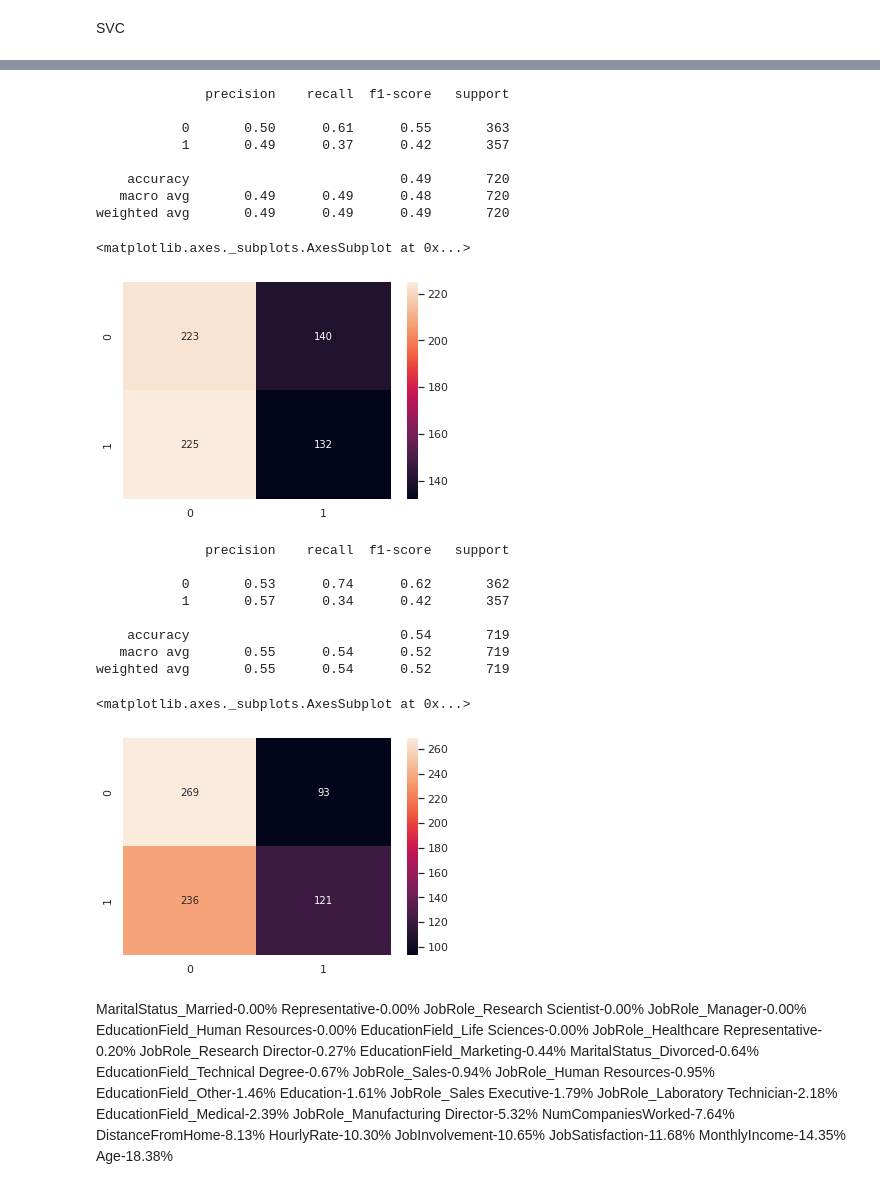
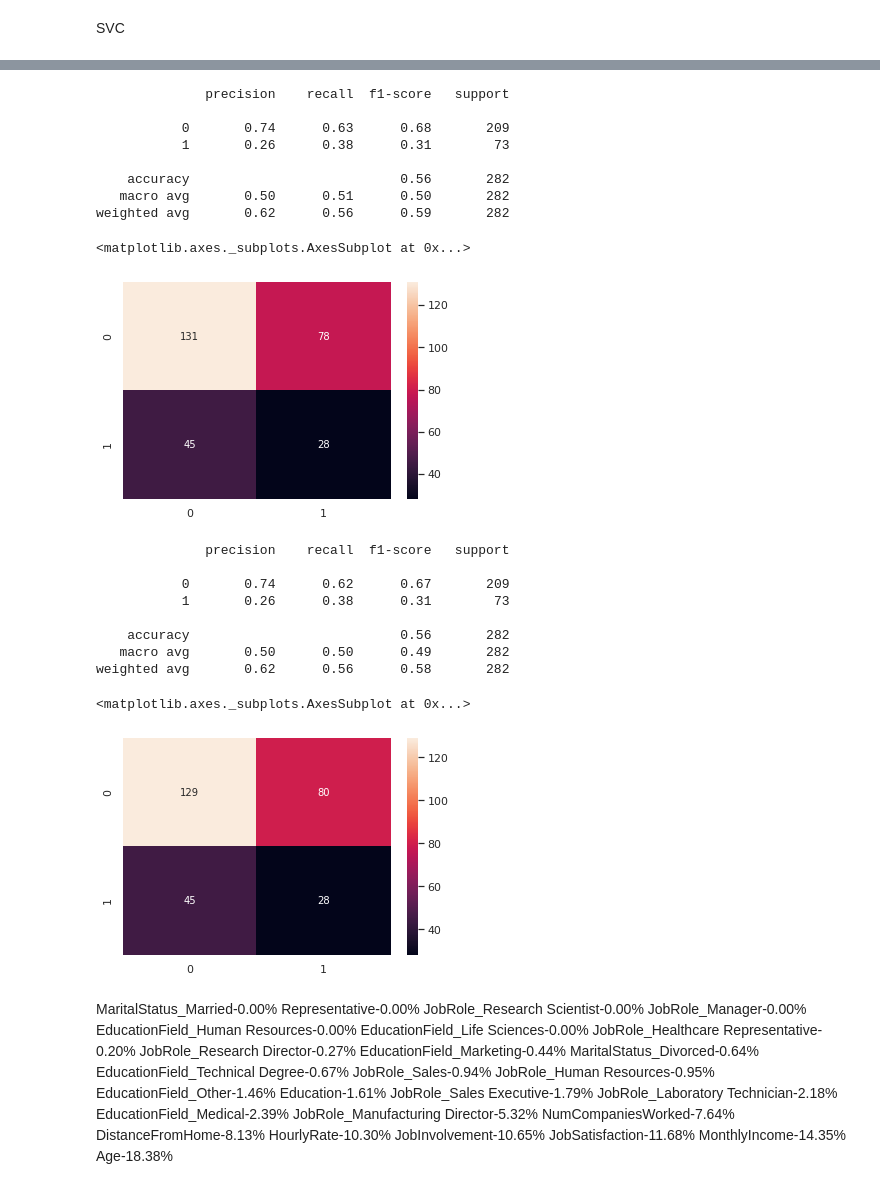
Before and after one commit to jodekpotasu/attrition, a Jupyter notebook: projekt_prak2_bez_skalowania_ale_z_zapisem_pliku.ipynb, the cells around one changed output, grey strips where cells are left out. Drawn from its saved outputs; the diff is of its cells as text; code cells hidden in the pictures.

```diff
--- a/projekt_prak2_bez_skalowania_ale_z_zapisem_pliku.ipynb
+++ b/projekt_prak2_bez_skalowania_ale_z_zapisem_pliku.ipynb
@@ -969,4 +1506,4 @@ knn = KNeighborsClassifier(algorithm= 'auto', metric= 'chebyshev', n_neighbors=
 # %%
-knn.fit(X_train_kfold, y_train_kfold)
-y_pred_kfold = knn.predict(X_test_kfold)
+knn.fit(x_train_res, y_train_res)
+y_pred_kfold = knn.predict(x_valid)
 # %%
@@ -996,15 +1541,14 @@ sns.heatmap(cm, annot=True, fmt='d')
 # %% [markdown]
 SVC
 # %%
-# from sklearn.model_selection import GridSearchCV
-# from sklearn.metrics import recall_score
+from sklearn.model_selection import GridSearchCV
+from sklearn.metrics import recall_score
 
-# params_grid = {
-#     'C': [0.01, 0.1, 1, 10, 100,],
-#     'kernel': ["linear", "rbf"],
-#     'class_weight': [None, "balanced"],
-# 'gamma':[0.00001, 0.0001, 0.001, 0.01, 0.1]
-# }
+params_grid = {
+    'C': [0.01, 0.1, 1, 10, 100,],
+    'class_weight': [None, "balanced"],
+'gamma':[0.00001, 0.0001, 0.001, 0.01, 0.1]
+}
 
-# clf = GridSearchCV(SVC(), params_grid, scoring="recall")
-# clf.fit(X_train_kfold, y_train_kfold)
+clf = GridSearchCV(SVC(), params_grid, scoring="recall")
+clf.fit(x_train_res, y_train_res)
@@ -1011,44 +1595,44 @@ SVC
 # %%
 model = SVC(C=1, class_weight=None, kernel="rbf")
-model.fit(X_train, y_train)
-y_pred = model.predict(X_test)
+model.fit(x_train_res, y_train_res)
+y_pred = model.predict(x_valid)
 # %%
-print(classification_report(y_test, y_pred))
+print(classification_report(y_valid, y_pred))
 # %% [output]
               precision    recall  f1-score   support
 
-           0       0.50      0.61      0.55       363
-           1       0.49      0.37      0.42       357
+           0       0.74      0.63      0.68       209
+           1       0.26      0.38      0.31        73
 
-    accuracy                           0.49       720
-   macro avg       0.49      0.49      0.48       720
-weighted avg       0.49      0.49      0.49       720
+    accuracy                           0.56       282
+   macro avg       0.50      0.51      0.50       282
+weighted avg       0.62      0.56      0.59       282
 # %%
-cm = confusion_matrix(y_test, y_pred)
+cm = confusion_matrix(y_valid, y_pred)
 sns.heatmap(cm, annot=True, fmt='d')
 # %% [output]
 <matplotlib.axes._subplots.AxesSubplot at 0x...>
-[figure, old version]
+[figure, new version]
 # %%
 model.fit(X_train_kfold, y_train_kfold)
-y_pred = model.predict(X_test_kfold)
+y_pred = model.predict(x_valid)
 # %%
-print(classification_report(y_test_kfold, y_pred))
+print(classification_report(y_valid, y_pred))
 # %% [output]
               precision    recall  f1-score   support
 
-           0       0.53      0.74      0.62       362
-           1       0.57      0.34      0.42       357
+           0       0.74      0.62      0.67       209
+           1       0.26      0.38      0.31        73
 
-    accuracy                           0.54       719
-   macro avg       0.55      0.54      0.52       719
-weighted avg       0.55      0.54      0.52       719
+    accuracy                           0.56       282
+   macro avg       0.50      0.50      0.49       282
+weighted avg       0.62      0.56      0.58       282
 # %%
-cm = confusion_matrix(y_test_kfold, y_pred)
+cm = confusion_matrix(y_valid, y_pred)
 sns.heatmap(cm, annot=True, fmt='d')
 # %% [output]
 <matplotlib.axes._subplots.AxesSubplot at 0x...>
-[figure, old version]
+[figure, new version]
 # %% [markdown]
 MaritalStatus_Married-0.00%
 Representative-0.00%
```
Also changed, not shown: parts of 183 cells of this notebook.
